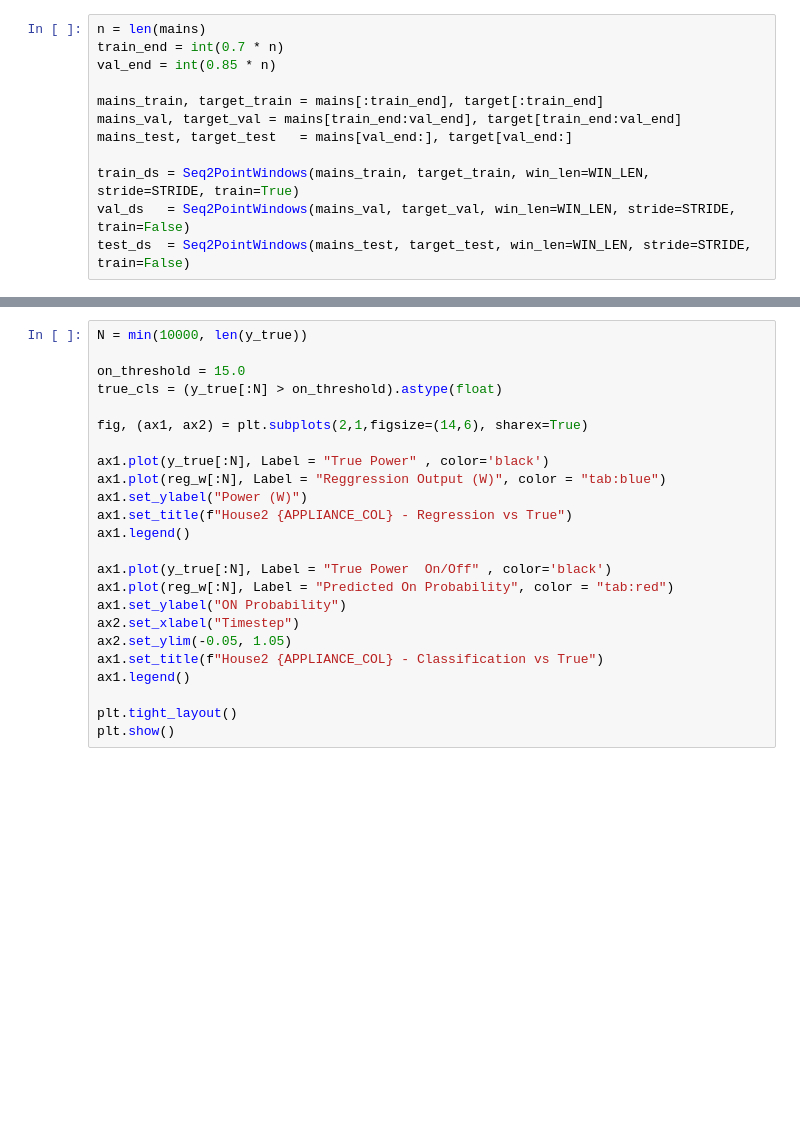
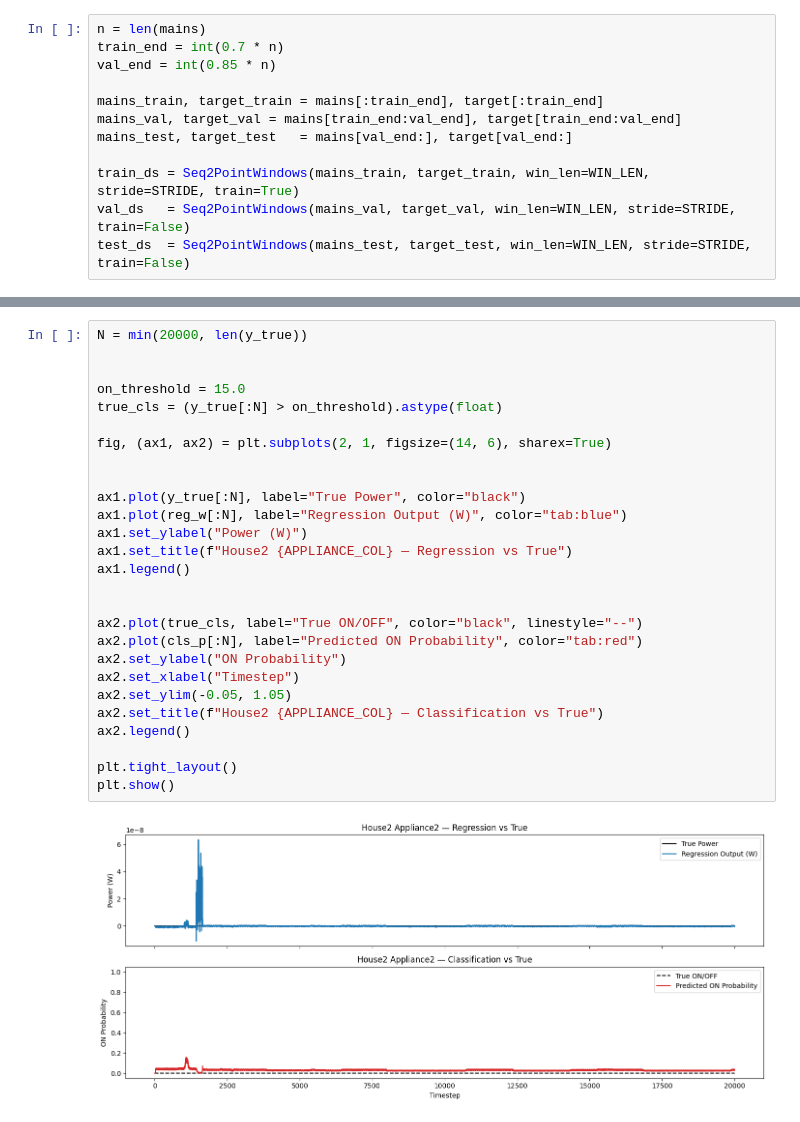
Before and after one commit to Rcpersico/SGN_NILM, a Jupyter notebook: experiment.ipynb, the cells around one changed output, grey strips where cells are left out. Saved outputs shown, nothing was run; the diff lists cells and outputs as text; blank space fills up the shorter version.

```diff
--- a/experiment.ipynb
+++ b/experiment.ipynb
@@ -107,24 +109,29 @@ plt.legend(); plt.title(f"House2 {APPLIANCE_COL} — test slice"); plt.show()
-# %%
-N = min(10000, len(y_true))
-
-on_threshold = 15.0
-true_cls = (y_true[:N] > on_threshold).astype(float)
-
-fig, (ax1, ax2) = plt.subplots(2,1,figsize=(14,6), sharex=True)
-
-ax1.plot(y_true[:N], Label = "True Power" , color='black')
-ax1.plot(reg_w[:N], Label = "Reggression Output (W)", color = "tab:blue")
-ax1.set_ylabel("Power (W)")
-ax1.set_title(f"House2 {APPLIANCE_COL} - Regression vs True")
-ax1.legend()
-
-ax1.plot(y_true[:N], Label = "True Power  On/Off" , color='black')
-ax1.plot(reg_w[:N], Label = "Predicted On Probability", color = "tab:red")
-ax1.set_ylabel("ON Probability")
-ax2.set_xlabel("Timestep")
-ax2.set_ylim(-0.05, 1.05)
-ax1.set_title(f"House2 {APPLIANCE_COL} - Classification vs True")
-ax1.legend()
-
-plt.tight_layout()
-plt.show()
+# %%
+N = min(20000, len(y_true))
+
+
+on_threshold = 15.0
+true_cls = (y_true[:N] > on_threshold).astype(float)
+
+fig, (ax1, ax2) = plt.subplots(2, 1, figsize=(14, 6), sharex=True)
+
+
+ax1.plot(y_true[:N], label="True Power", color="black")
+ax1.plot(reg_w[:N], label="Regression Output (W)", color="tab:blue")
+ax1.set_ylabel("Power (W)")
+ax1.set_title(f"House2 {APPLIANCE_COL} — Regression vs True")
+ax1.legend()
+
+
+ax2.plot(true_cls, label="True ON/OFF", color="black", linestyle="--")
+ax2.plot(cls_p[:N], label="Predicted ON Probability", color="tab:red")
+ax2.set_ylabel("ON Probability")
+ax2.set_xlabel("Timestep")
+ax2.set_ylim(-0.05, 1.05)
+ax2.set_title(f"House2 {APPLIANCE_COL} — Classification vs True")
+ax2.legend()
+
+plt.tight_layout()
+plt.show()
+# %% [output]
+[figure, added]
```
Also changed, not shown: parts of 7 cells of this notebook, 2 other files.
